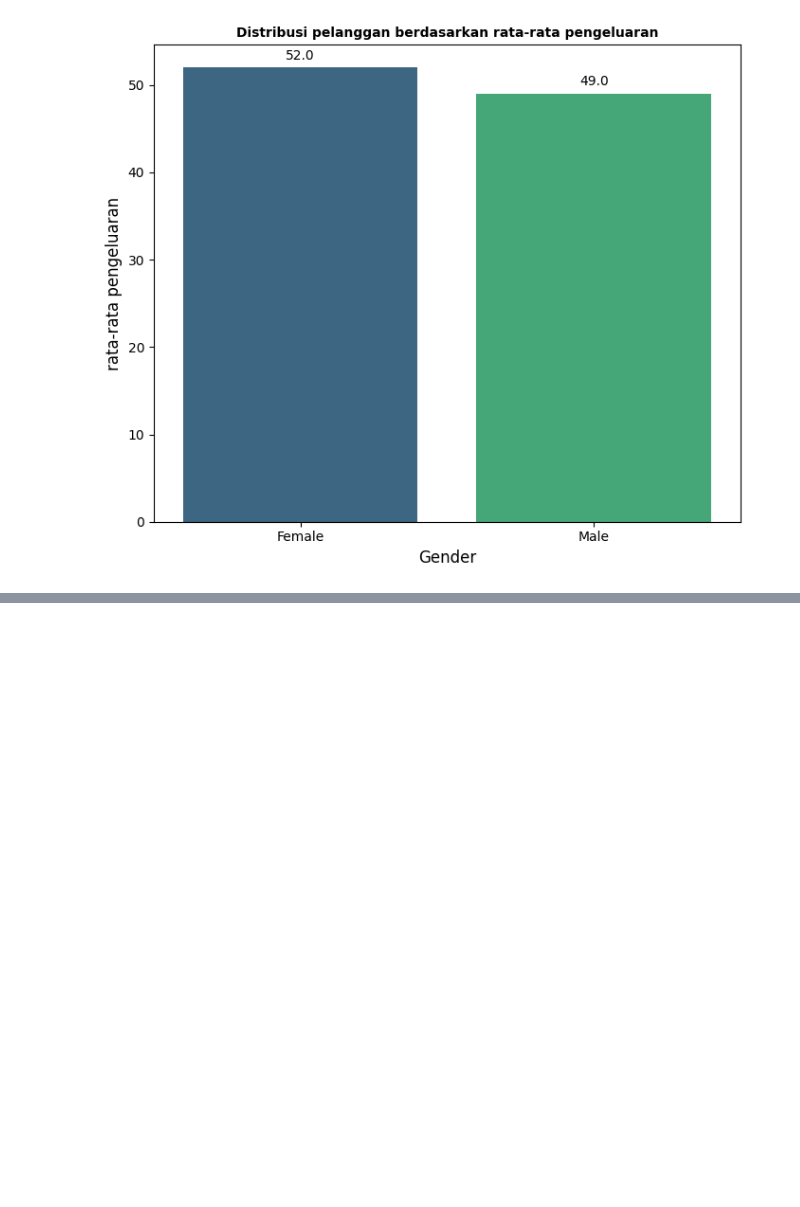
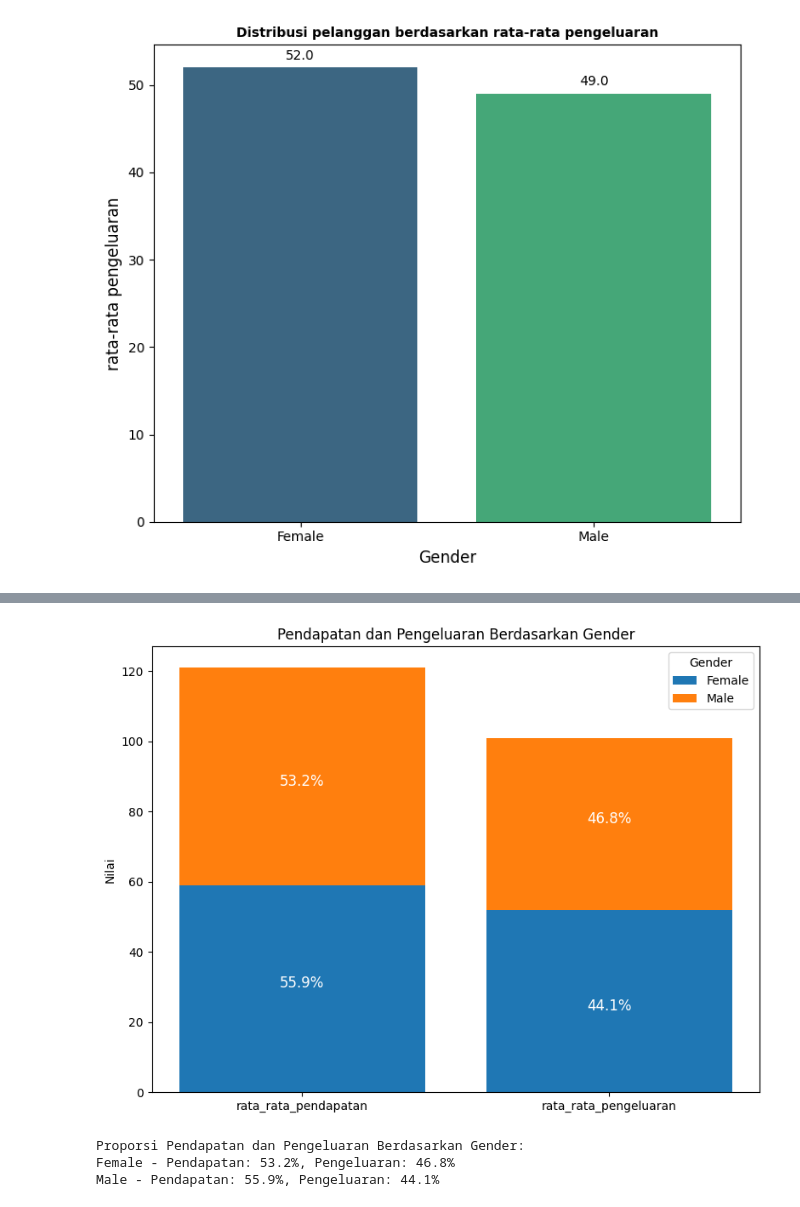
Before and after one commit to BlackBox-Ops/ML-Customer-Segmentation, a Jupyter notebook: notebooks/analisis_eda.ipynb, the cells around one changed output, grey strips where cells are left out. Saved outputs shown, nothing was run; the diff lists cells and outputs as text; code cells hidden in the pictures; blank space fills up the shorter version.

```diff
--- a/notebooks/analisis_eda.ipynb
+++ b/notebooks/analisis_eda.ipynb
@@ -559,0 +603,52 @@ plt.show()
+# %%
+# Menyiapkan data untuk stacked bar chart
+categories = ["rata_rata_pendapatan", "rata_rata_pengeluaran"]
+labels = avg_annual_spending_df["Gender"].tolist()
+data_values = avg_annual_spending_df[categories].values
+
+# Menghitung total untuk setiap gender
+total_values = data_values.sum(axis=1)
+
+# Menghitung proporsi pendapatan dan pengeluaran terhadap total
+proporsi_pendapatan = data_values[:, 0] / total_values * 100  # Kolom pendapatan / total
+proporsi_pengeluaran = data_values[:, 1] / total_values * 100  # Kolom pengeluaran / total
+
+# Plot stacked bar
+fig, ax = plt.subplots(figsize=(8, 6))
+for idx, label in enumerate(labels):
+    bottom_value = data_values[:idx].sum(axis=0) if idx > 0 else None
+    ax.bar(categories, data_values[idx], label=label, bottom=bottom_value)
+
+    # Menambahkan label proporsi pendapatan pada setiap segmen batang pendapatan
+    if label == "Male":
+        ax.text(0, data_values[idx, 0] / 2, f'{proporsi_pendapatan[idx]:.1f}%',
+                ha='center', va='center', color='white', fontsize=12)
+    if label == "Female":
+        ax.text(0, data_values[idx, 0] / 2 + data_values[0, 0],
+                f'{proporsi_pendapatan[idx]:.1f}%', ha='center', va='center', color='white', fontsize=12)
+
+    # Menambahkan label proporsi pengeluaran pada setiap segmen batang pengeluaran
+    if label == "Male":
+        ax.text(1, data_values[idx, 1] / 2, f'{proporsi_pengeluaran[idx]:.1f}%',
+                ha='center', va='center', color='white', fontsize=12)
+    if label == "Female":
+        ax.text(1, data_values[idx, 1] / 2 + data_values[0, 1],
+                f'{proporsi_pengeluaran[idx]:.1f}%', ha='center', va='center', color='white', fontsize=12)
+
+# Menyesuaikan tampilan
+ax.set_ylabel("Nilai")
+ax.set_title("Pendapatan dan Pengeluaran Berdasarkan Gender")
+ax.legend(title="Gender")
+
+plt.tight_layout()
+plt.show()
+
+# Menampilkan hasil proporsi pendapatan dan pengeluaran
+print("Proporsi Pendapatan dan Pengeluaran Berdasarkan Gender:")
+for idx, label in enumerate(labels):
+    print(f"{label} - Pendapatan: {proporsi_pendapatan[idx]:.1f}%, Pengeluaran: {proporsi_pengeluaran[idx]:.1f}%")
+# %% [output]
+[figure, added]
+Proporsi Pendapatan dan Pengeluaran Berdasarkan Gender:
+Female - Pendapatan: 53.2%, Pengeluaran: 46.8%
+Male - Pendapatan: 55.9%, Pengeluaran: 44.1%
```
Also changed, not shown: parts of 8 cells of this notebook.
